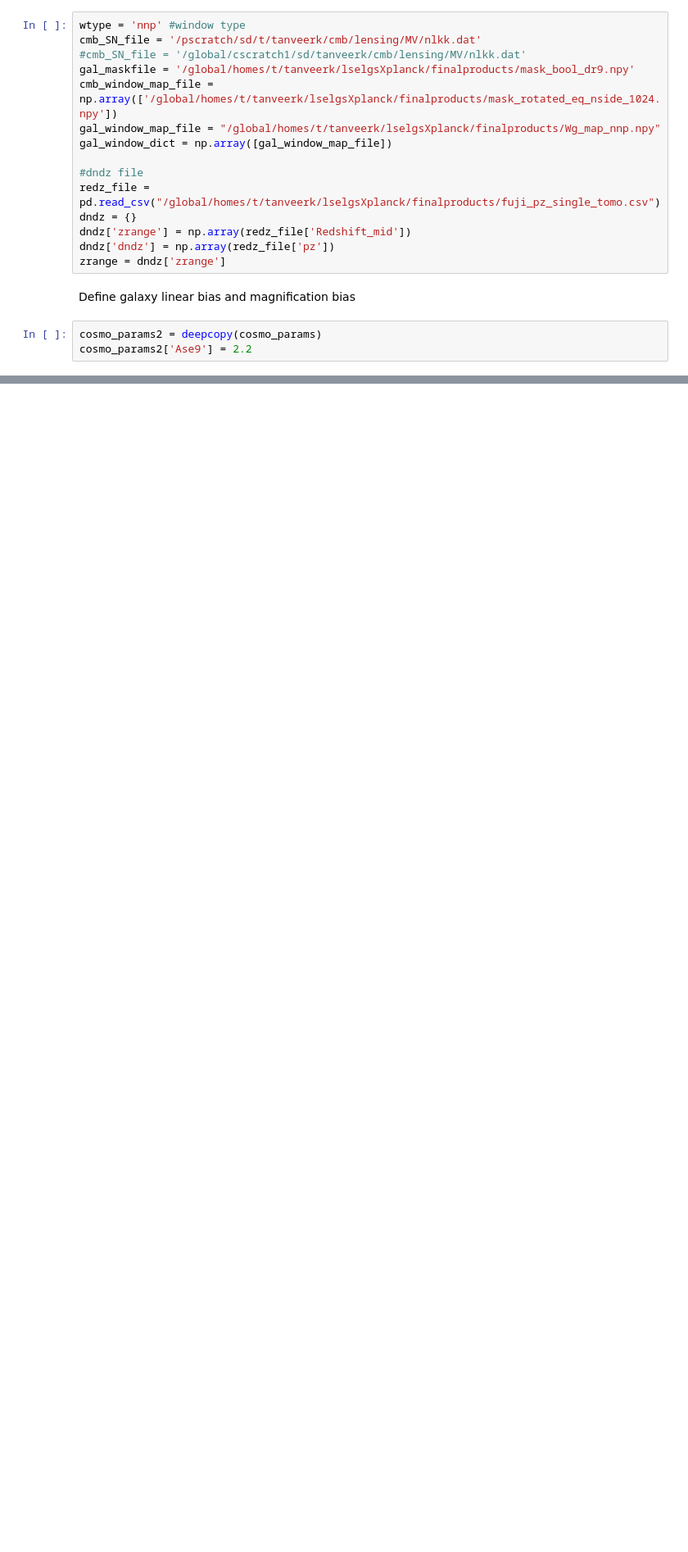
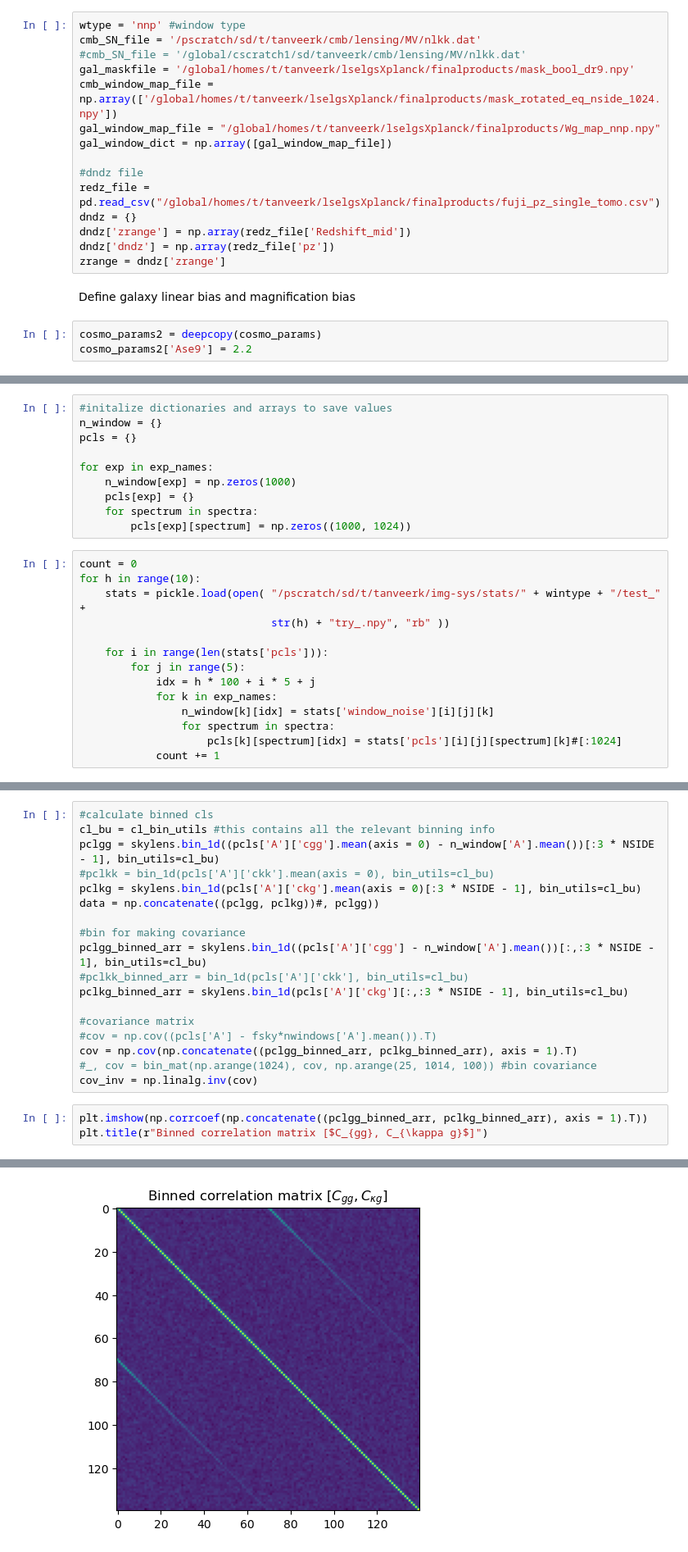
Before and after one commit to tanveerkarim/lselgsXplanck, a Jupyter notebook: notebooks/scipy_optimize.ipynb, the cells around one changed output, grey strips where cells are left out. Shown at 82% size. Saved outputs shown, nothing was run; the diff lists cells and outputs as text; blank space fills up the shorter version.

Commit message:
Setup optimizer to run on simulation data

```diff
--- a/notebooks/scipy_optimize.ipynb
+++ b/notebooks/scipy_optimize.ipynb
@@ -448,0 +410,24 @@ minimize(fun = loglike, x0 = np.array([-4.5, 2.5]), args=(tmpx, f(tmpx)))
+# %%
+#initalize dictionaries and arrays to save values
+n_window = {}
+pcls = {}
+
+for exp in exp_names:
+    n_window[exp] = np.zeros(1000)
+    pcls[exp] = {}
+    for spectrum in spectra:
+        pcls[exp][spectrum] = np.zeros((1000, 1024))
+# %%
+count = 0
+for h in range(10):
+    stats = pickle.load(open( "/pscratch/sd/t/tanveerk/img-sys/stats/" + wintype + "/test_" +
+                              str(h) + "try_.npy", "rb" ))
+
+    for i in range(len(stats['pcls'])):
+        for j in range(5):
+            idx = h * 100 + i * 5 + j
+            for k in exp_names:
+                n_window[k][idx] = stats['window_noise'][i][j][k]
+                for spectrum in spectra:
+                    pcls[k][spectrum][idx] = stats['pcls'][i][j][spectrum][k]#[:1024]
+            count += 1
@@ -448,0 +436,22 @@ minimize(fun = loglike, x0 = np.array([-4.5, 2.5]), args=(tmpx, f(tmpx)))
+# %%
+#calculate binned cls
+cl_bu = cl_bin_utils #this contains all the relevant binning info
+pclgg = skylens.bin_1d((pcls['A']['cgg'].mean(axis = 0) - n_window['A'].mean())[:3 * NSIDE - 1], bin_utils=cl_bu)
+#pclkk = bin_1d(pcls['A']['ckk'].mean(axis = 0), bin_utils=cl_bu)
+pclkg = skylens.bin_1d(pcls['A']['ckg'].mean(axis = 0)[:3 * NSIDE - 1], bin_utils=cl_bu)
+data = np.concatenate((pclgg, pclkg))#, pclgg))
+
+#bin for making covariance
+pclgg_binned_arr = skylens.bin_1d((pcls['A']['cgg'] - n_window['A'].mean())[:,:3 * NSIDE - 1], bin_utils=cl_bu)
+#pclkk_binned_arr = bin_1d(pcls['A']['ckk'], bin_utils=cl_bu)
+pclkg_binned_arr = skylens.bin_1d(pcls['A']['ckg'][:,:3 * NSIDE - 1], bin_utils=cl_bu)
+
+#covariance matrix
+#cov = np.cov((pcls['A'] - fsky*nwindows['A'].mean()).T)
+cov = np.cov(np.concatenate((pclgg_binned_arr, pclkg_binned_arr), axis = 1).T)
+#_, cov = bin_mat(np.arange(1024), cov, np.arange(25, 1014, 100)) #bin covariance
+cov_inv = np.linalg.inv(cov)
+# %%
+plt.imshow(np.corrcoef(np.concatenate((pclgg_binned_arr, pclkg_binned_arr), axis = 1).T))
+plt.title(r"Binned correlation matrix [$C_{gg}, C_{\kappa g}$]")
+# %% [output]
@@ -448,0 +459 @@ minimize(fun = loglike, x0 = np.array([-4.5, 2.5]), args=(tmpx, f(tmpx)))
+[figure, added]
```
Also changed, not shown: parts of 77 cells of this notebook.
